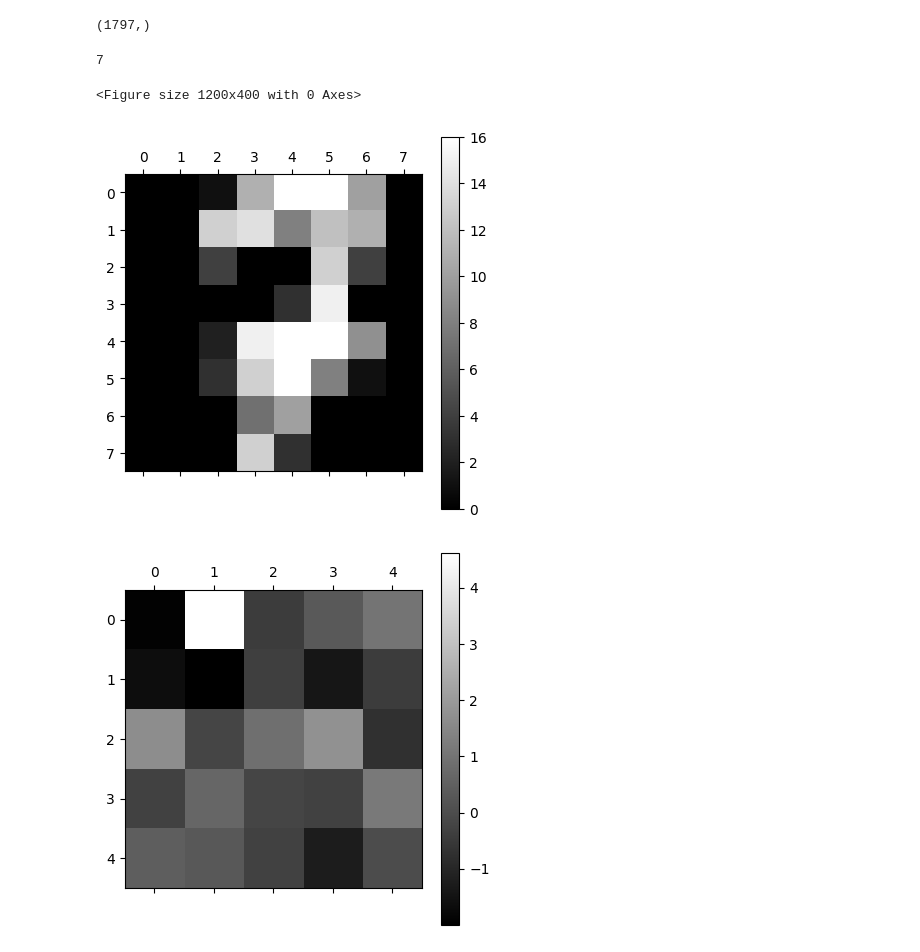
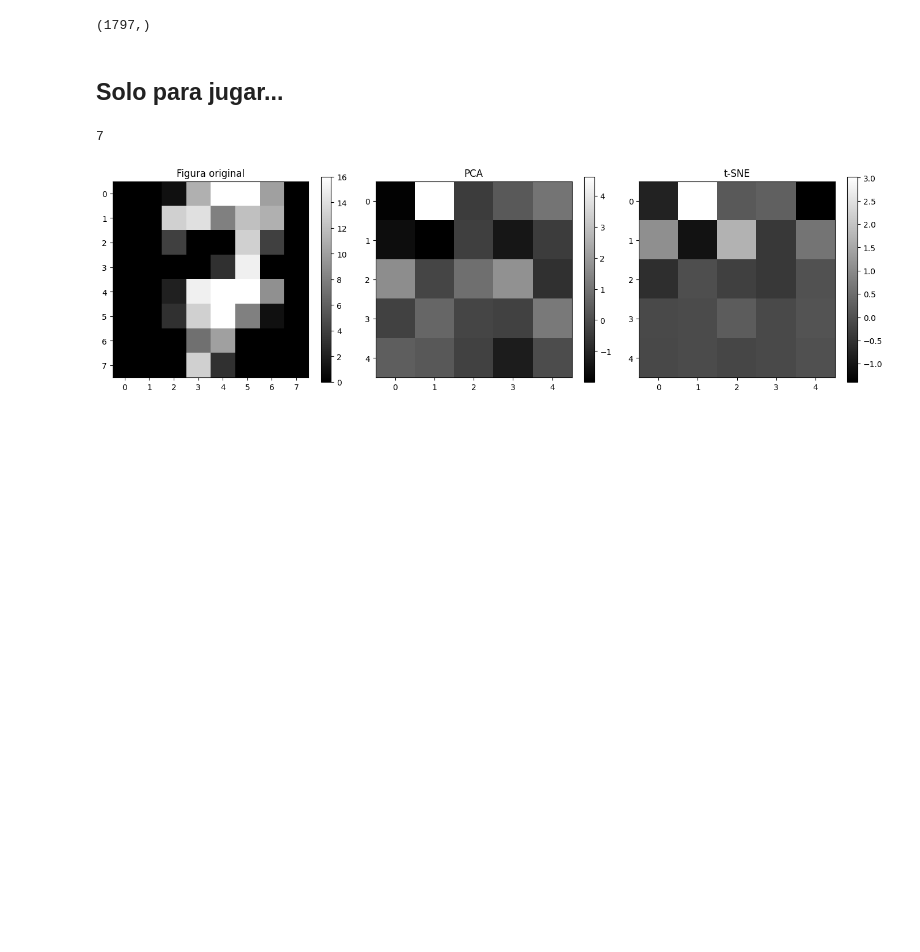
Before and after one commit to dsanmartin/ELE050-B, a Jupyter notebook: 07_dimension.ipynb, the cells around one changed output. Cells and saved outputs as stored; diff of their text form; code cells hidden in the pictures; blank space fills up the shorter version.

```diff
--- a/07_dimension.ipynb
+++ b/07_dimension.ipynb
@@ -116,23 +145,29 @@ plt.show()
 data.target.shape
 # %% [output]
 (1797,)
+# %% [markdown]
+## Solo para jugar...
 # %%
 data_pca_2 = PCA(n_components=25).fit_transform(X_scaled)
 data_tsne_2 = TSNE(n_components=25, method='exact').fit_transform(X_scaled)
 # %%
 n = 300
 print(data.target[n])
-plt.figure(figsize=(12, 4))
-#plt.subplot(1, 2, 1)
-plt.matshow(X[n].reshape(8, 8), cmap="gray")
+plt.figure(figsize=(14, 4))
+plt.subplot(1, 3, 1)
+plt.imshow(X[n].reshape(8, 8), cmap="gray")
+plt.title("Figura original")
 plt.colorbar()
-#plt.subplot(1, 2, 2)
-plt.matshow(data_pca_2[n].reshape(5, 5), cmap='gray')
+plt.subplot(1, 3, 2)
+plt.title("PCA")
+plt.imshow(data_pca_2[n].reshape(5, 5), cmap='gray')
+plt.colorbar()
+plt.subplot(1, 3, 3)
+plt.title("t-SNE")
+plt.imshow(data_tsne_2[n].reshape(5, 5), cmap='gray')
 plt.colorbar()
 plt.tight_layout()
 plt.show()
 # %% [output]
 7
-<Figure size 1200x400 with 0 Axes>
-[figure, old version]
+[figure, new version]
-[figure, removed]
```
Also changed, not shown: parts of 8 cells of this notebook.
